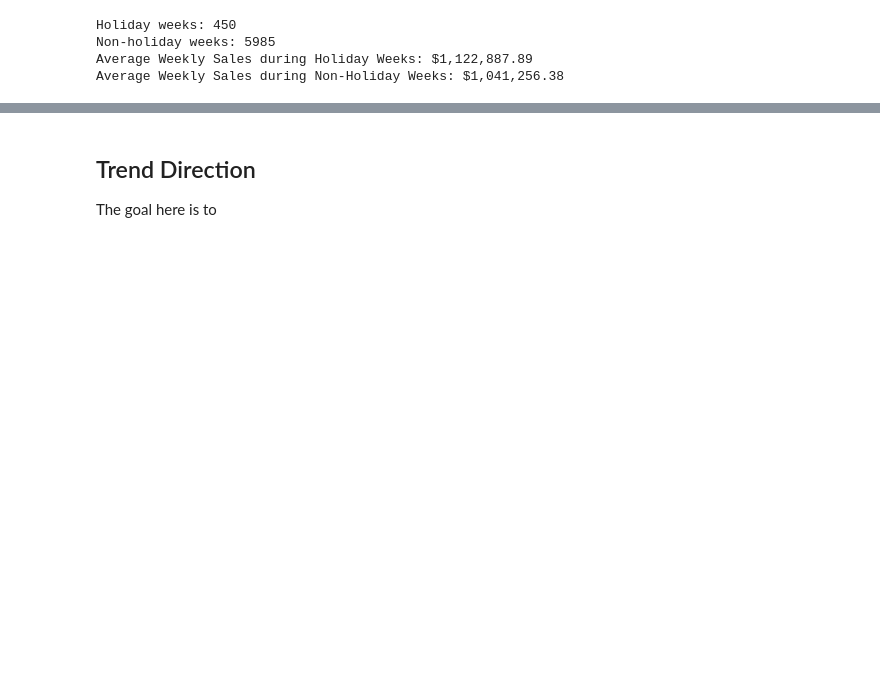
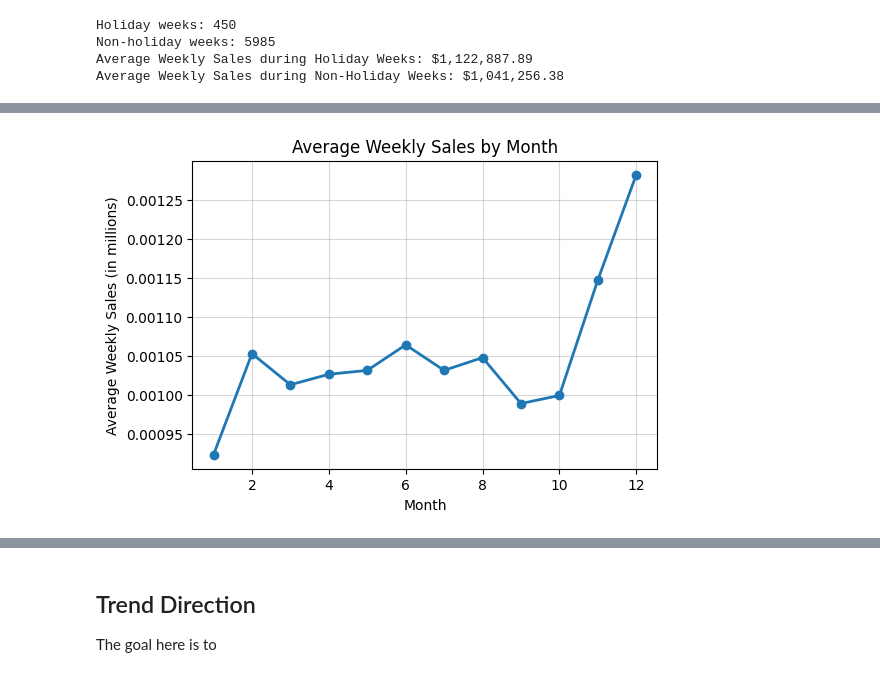
Before and after one commit to freddieguo/guofreddie, a Jupyter notebook: walmart_project/notebook/walmart_analysis.ipynb, the cells around one changed output, grey strips where cells are left out. Cells and saved outputs as stored; diff of their text form; code cells hidden in the pictures; blank space fills up the shorter version.

```diff
--- a/walmart_project/notebook/walmart_analysis.ipynb
+++ b/walmart_project/notebook/walmart_analysis.ipynb
@@ -239,0 +272,19 @@ The goal here is to
+# %%
+# Monthly totals and averages
+monthly_summary = (
+    df.groupby("Month")["Weekly_Sales"]
+      .agg(total_sales="sum", avg_sales="mean")
+      .reset_index()
+)
+
+# Seasonal totals and averages
+seasonal_summary = (
+    df.groupby("Season")["Weekly_Sales"]
+      .agg(total_sales="sum", avg_sales="mean")
+      .reset_index()
+)
+
+print("Monthly Summary:")
+print(monthly_summary)
+print("\nSeasonal Summary:")
+print(seasonal_summary)
@@ -239,0 +309,13 @@ The goal here is to
+# %%
+import matplotlib.pyplot as plt
+
+# Average Monthly Sales
+plt.figure(figsize=(6,4))
+plt.plot(monthly_summary["Month"], monthly_summary["avg_sales"]/1e9, marker="o", linewidth=2)
+plt.title("Average Weekly Sales by Month")
+plt.xlabel("Month")
+plt.ylabel("Average Weekly Sales (in millions)")
+plt.grid(alpha=0.5)
+plt.show()
+# %% [output]
+[figure, added]
```
Also changed, not shown: parts of 6 cells of this notebook.
